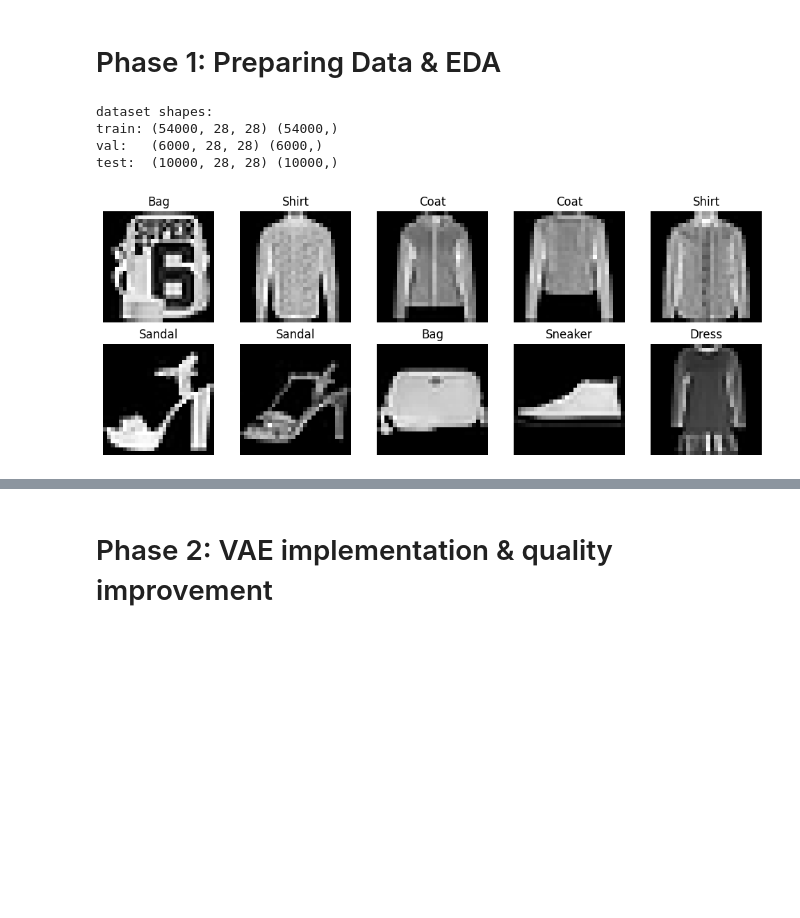
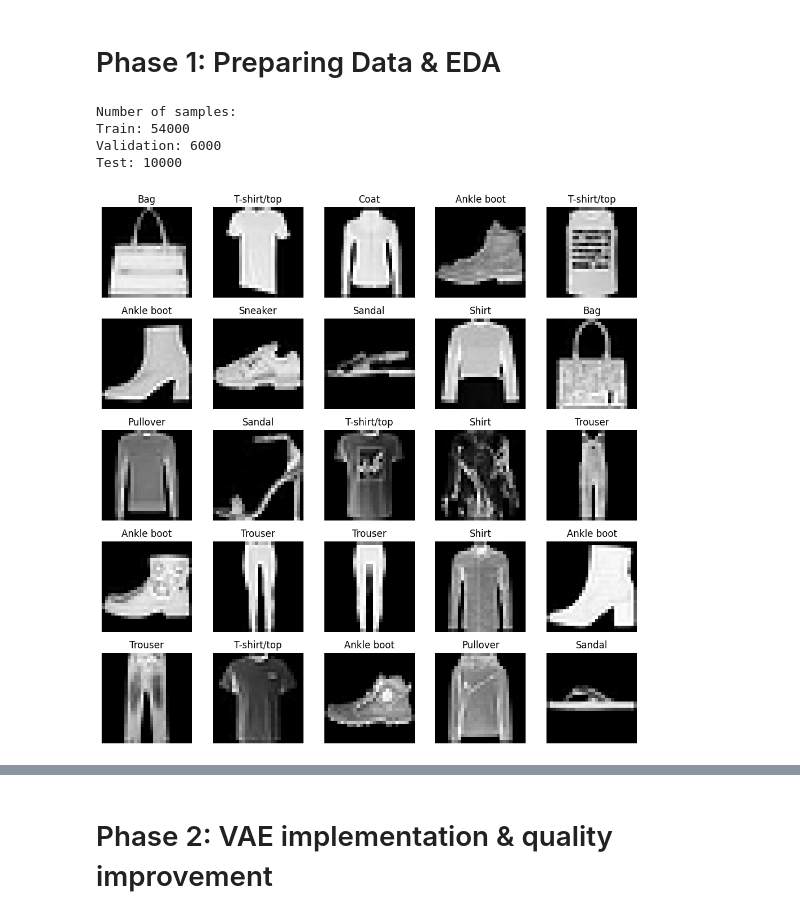
Before and after one commit to AMBandariM/vae-from-scratch, a Jupyter notebook: main.ipynb, the cells around one changed output, grey strips where cells are left out. Drawn from its saved outputs; the diff is of its cells as text; code cells hidden in the pictures; blank space fills up the shorter version.

```diff
--- a/main.ipynb
+++ b/main.ipynb
@@ -31,21 +29,52 @@ class_names = ['T-shirt/top', 'Trouser', 'Pullover', 'Dress', 'Coat', 'Sandal',
-# %%
-print('dataset shapes:')
-print('train:', img_train.shape, lbl_train.shape)
-print('val:  ', img_val.shape, lbl_val.shape)
-print('test: ', img_test.shape, lbl_test.shape)
-# %% [output]
-dataset shapes:
-train: (54000, 28, 28) (54000,)
-val:   (6000, 28, 28) (6000,)
-test:  (10000, 28, 28) (10000,)
+# %%
+# Define preprocessing pipeline
+transform = transforms.Compose([
+    transforms.ToTensor(),  # Convert to tensor (C x H x W) and scale to [0, 1]
+    transforms.Normalize((0.5,), (0.5,))  # Normalize to [-1, 1]
+])
+
+# Load datasets with transform
+full_train_dataset = datasets.FashionMNIST(root=cache_dir, train=True, download=True, transform=transform)
+test_dataset = datasets.FashionMNIST(root=cache_dir, train=False, download=True, transform=transform)
+
+# Split full train into train and validation (90/10)
+val_ratio = 0.1
+train_size = int((1 - val_ratio) * len(full_train_dataset))
+val_size = len(full_train_dataset) - train_size
+train_dataset, val_dataset = random_split(full_train_dataset, [train_size, val_size], generator=torch.Generator().manual_seed(seed))
+
+# Report number of samples
+print(f"Number of samples:")
+print(f"Train: {len(train_dataset)}")
+print(f"Validation: {len(val_dataset)}")
+print(f"Test: {len(test_dataset)}")
+
+# Create DataLoaders
+batch_size = 64
+train_loader = DataLoader(train_dataset, batch_size=batch_size, shuffle=True)
+val_loader = DataLoader(val_dataset, batch_size=batch_size, shuffle=False)
+test_loader = DataLoader(test_dataset, batch_size=batch_size, shuffle=False)
+
+class_names = ['T-shirt/top', 'Trouser', 'Pullover', 'Dress', 'Coat', 'Sandal', 'Shirt', 'Sneaker', 'Bag', 'Ankle boot']
+# %% [output]
+Number of samples:
+Train: 54000
+Validation: 6000
+Test: 10000
 # %%
-plt.figure(figsize=(10, 4))
-for i in range(10):
-    plt.subplot(2, 5, i+1)
-    plt.imshow(img_train[i], cmap='gray')
-    plt.title(class_names[lbl_train[i]])
+# Get one batch from train_loader
+images, labels = next(iter(train_loader))
+
+# Display 25 images (5x5 grid)
+plt.figure(figsize=(10, 10))
+for i in range(25):
+    plt.subplot(5, 5, i + 1)
+    # Unnormalize for display: from [-1,1] to [0,1]
+    img = images[i].numpy().squeeze() * 0.5 + 0.5
+    plt.imshow(img, cmap='gray')
+    plt.title(class_names[labels[i]])
     plt.axis('off')
 plt.tight_layout()
 plt.show()
 # %% [output]
-[figure, old version]
+[figure, new version]
```
Also changed, not shown: parts of 14 cells of this notebook, 2 other files.
